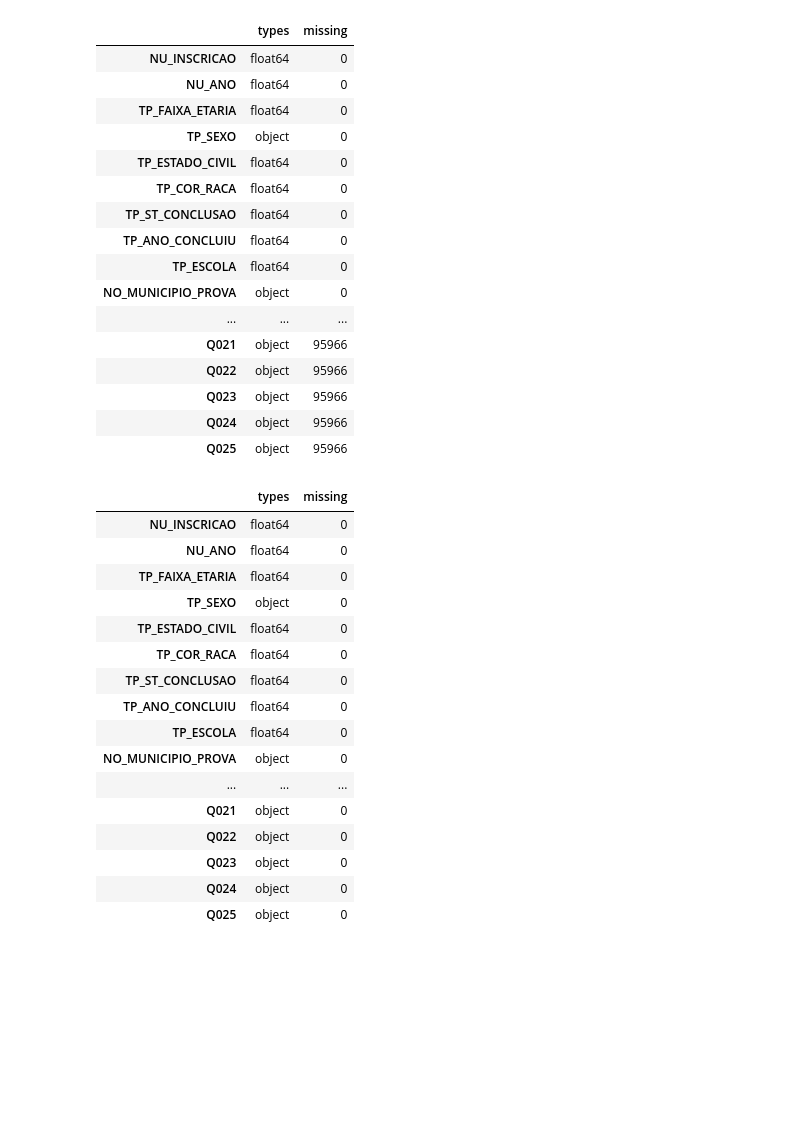
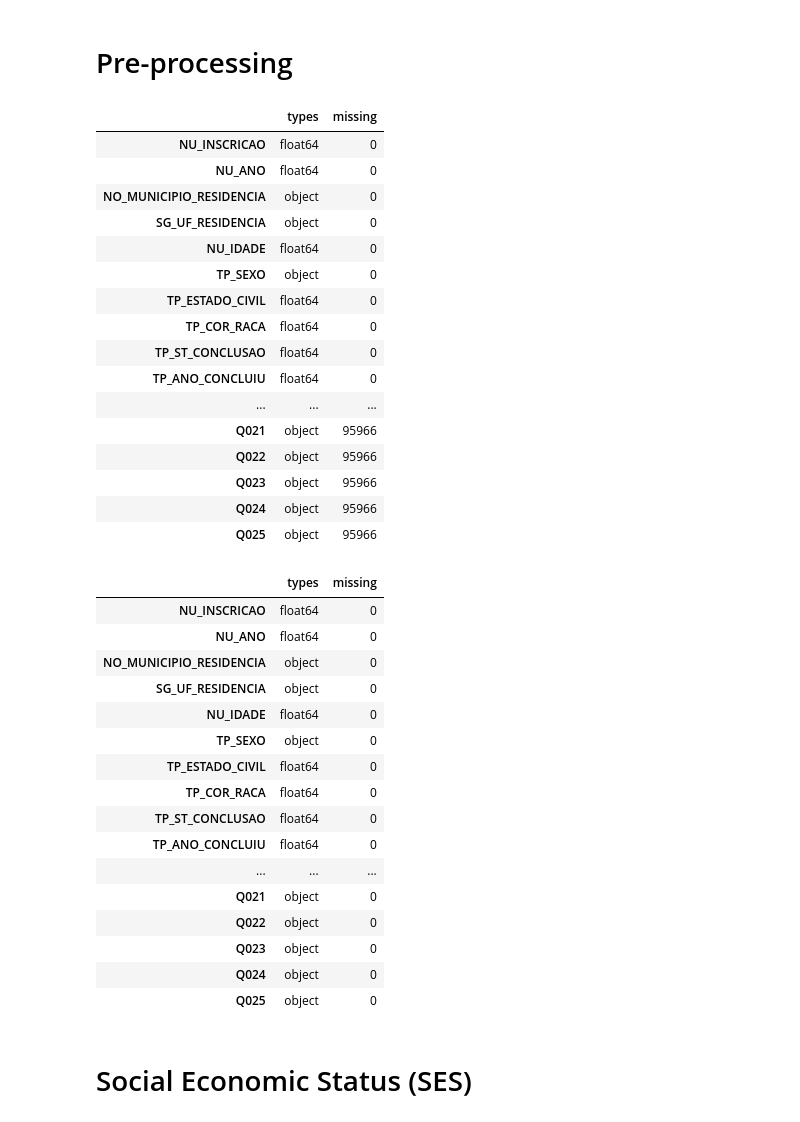
Before and after one commit to Chrystinne/enem, a Jupyter notebook: notebooks/enem_2020.ipynb, the cells around one changed output. Cells and saved outputs as stored; diff of their text form; code cells hidden in the pictures; blank space fills up the shorter version.

```diff
--- a/notebooks/enem_2020.ipynb
+++ b/notebooks/enem_2020.ipynb
@@ -8,6 +11,6 @@ import dask.dataframe as dd
 # %%
-cols_used = ['NU_INSCRICAO', 'NU_ANO', 'NO_MUNICIPIO_PROVA', 'SG_UF_PROVA',
-             'TP_FAIXA_ETARIA', 'TP_SEXO', 'TP_ESTADO_CIVIL', 'TP_COR_RACA',
+cols_used = ['NU_INSCRICAO', 'NU_ANO', 'NO_MUNICIPIO_RESIDENCIA', 'SG_UF_RESIDENCIA',
+             'NU_IDADE', 'TP_SEXO', 'TP_ESTADO_CIVIL', 'TP_COR_RACA',
              'TP_ST_CONCLUSAO', 'TP_ANO_CONCLUIU', 'TP_ESCOLA',
              'TP_PRESENCA_CN', 'TP_PRESENCA_CH', 'TP_PRESENCA_LC',
              'TP_PRESENCA_MT', 'NU_NOTA_CN', 'NU_NOTA_CH', 'NU_NOTA_LC',
@@ -18,5 +21,4 @@ cols_used = ['NU_INSCRICAO', 'NU_ANO', 'NO_MUNICIPIO_PROVA', 'SG_UF_PROVA',
              'Q015', 'Q016', 'Q017', 'Q018', 'Q019', 'Q020', 'Q021', 'Q022',
              'Q023', 'Q024', 'Q025']
 # %%
-file = '../../../microdados_anos/MICRODADOS_ENEM_2020.csv'
-df = dd.read_csv(file, encoding='cp1252', sep=';', usecols=cols_used, assume_missing=True)
+df = load_data_year(2020, cols_used)
@@ -27,17 +35,19 @@ dask.dataframe.core.DataFrame
+# %% [markdown]
+# Pre-processing
 # %%
-pd.DataFrame({'types': df.dtypes, 'missing': df.isna().compute().sum()})
+info_sum_isna(df)
 # %% [output]
 |  | types | missing |
 | NU_INSCRICAO | float64 | 0 |
 | NU_ANO | float64 | 0 |
-| TP_FAIXA_ETARIA | float64 | 0 |
+| NO_MUNICIPIO_RESIDENCIA | object | 0 |
+| SG_UF_RESIDENCIA | object | 0 |
+| NU_IDADE | float64 | 0 |
 | TP_SEXO | object | 0 |
 | TP_ESTADO_CIVIL | float64 | 0 |
 | TP_COR_RACA | float64 | 0 |
 | TP_ST_CONCLUSAO | float64 | 0 |
 | TP_ANO_CONCLUIU | float64 | 0 |
-| TP_ESCOLA | float64 | 0 |
-| NO_MUNICIPIO_PROVA | object | 0 |
 | ... | ... | ... |
 | Q021 | object | 95966 |
 | Q022 | object | 95966 |
@@ -47,19 +57,19 @@ pd.DataFrame({'types': df.dtypes, 'missing': df.isna().compute().sum()})
 # %%
 df = df.dropna()
 # %%
-pd.DataFrame({'types': df.dtypes, 'missing': df.isna().sum()})
+info_sum_isna(df)
 # %% [output]
 |  | types | missing |
 | NU_INSCRICAO | float64 | 0 |
 | NU_ANO | float64 | 0 |
-| TP_FAIXA_ETARIA | float64 | 0 |
+| NO_MUNICIPIO_RESIDENCIA | object | 0 |
+| SG_UF_RESIDENCIA | object | 0 |
+| NU_IDADE | float64 | 0 |
 | TP_SEXO | object | 0 |
 | TP_ESTADO_CIVIL | float64 | 0 |
 | TP_COR_RACA | float64 | 0 |
 | TP_ST_CONCLUSAO | float64 | 0 |
 | TP_ANO_CONCLUIU | float64 | 0 |
-| TP_ESCOLA | float64 | 0 |
-| NO_MUNICIPIO_PROVA | object | 0 |
 | ... | ... | ... |
 | Q021 | object | 0 |
 | Q022 | object | 0 |
@@ -84,3 +79,5 @@ def add_class(x):
+# %% [markdown]
+# Social Economic Status (SES)
 # %%
 meta = dict(zip(df.columns, df._meta.dtypes))
 # %%
```
Also changed, not shown: parts of 18 cells of this notebook, 2 other files.
